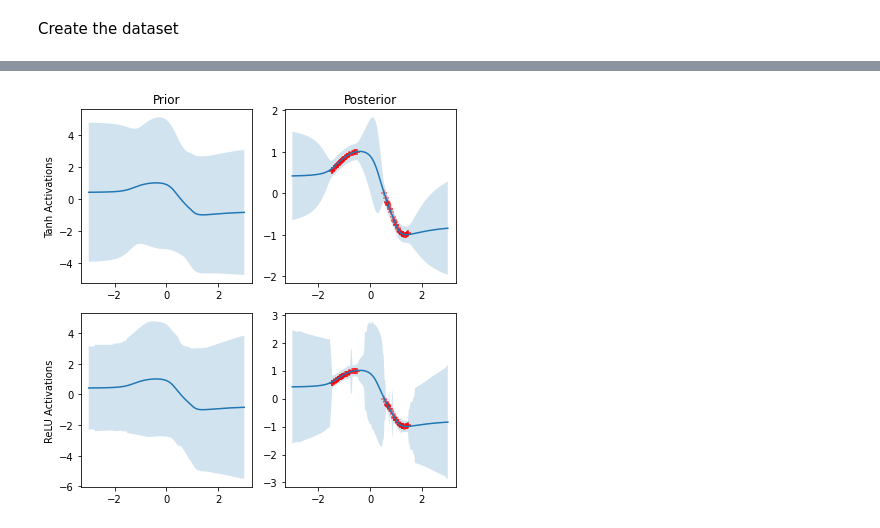
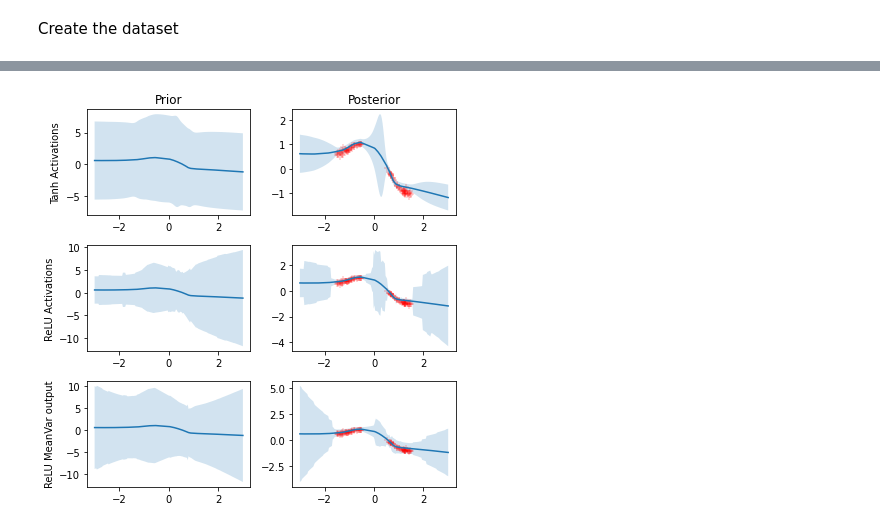
Before and after one commit to StanfordASL/scod-module, a Jupyter notebook: demos/1d_regression.ipynb, the cells around one changed output, grey strips where cells are left out. Cells and saved outputs as stored; diff of their text form; code cells hidden in the pictures.

```diff
--- a/demos/1d_regression.ipynb
+++ b/demos/1d_regression.ipynb
@@ -58,3 +62,5 @@ tanh_model = torch.nn.Sequential(
     torch.nn.Tanh(),
     torch.nn.Linear(64, 1)
 )
+tanh_dist_layer = scod.distributions.NormalMeanParamLayer()
+joint_tanh_model = torch.nn.Sequential(tanh_model, tanh_dist_layer)
@@ -139,10 +165,17 @@ using T = 604
 settings = [
     {
         'name': 'Tanh Activations',
-        'model': unc_model,
+        'model': tanh_unc_model,
+        'dist_layer': tanh_dist_layer,
     },
     {
         'name': 'ReLU Activations',
         'model': relu_unc_model,
+        'dist_layer': relu_dist_layer,
+    },
+    {
+        'name': 'ReLU MeanVar output',
+        'model': meanvar_unc_model,
+        'dist_layer': meanvar_dist_layer,
     },
 ]
@@ -167,24 +182,52 @@ for setting in settings:
+# %%
+results = []
+for setting in settings:
+    scod_model = setting['model']
+
+    z_mean, z_var = scod_model(xx_tensor)
+    marg_dist = setting['dist_layer'].marginalize_gaussian(z_mean, z_var)
+    z_var = z_var[:,:1]
+
+
+    _, z_prior_var = scod_model(xx_tensor, use_prior=True)
+    marg_prior_dist = setting['dist_layer'].marginalize_gaussian(z_mean, z_prior_var)
+    z_prior_var = z_prior_var[:,:1]
+
+    z_mean_dataset, _ = scod_model(dataset.X)
+    z_mean_dataset = z_mean_dataset[:,:1]
+    sq_err = (dataset.Y - z_mean_dataset)**2
+
+    result = {
+        'name': setting['name'],
+        'z_vars': z_var.detach().cpu().numpy().reshape(X.shape),
+        'total_var': marg_dist.variance.detach().cpu().numpy().reshape(X.shape),
+        'prior_z_vars': z_prior_var.detach().cpu().numpy().reshape(X.shape),
+        'total_prior_var': marg_prior_dist.variance.detach().cpu().numpy().reshape(X.shape),
+        'sq_err' : sq_err.detach().cpu().numpy()
+    }
+
+    results.append(result)
 # %%
 fig, axes = plt.subplots(len(results), 2, figsize=[6,6])
 
 draw_y = True
 
 for i, result in enumerate(results):
-    std = np.sqrt(result['prior_vars'])
+    std = np.sqrt(result['total_prior_var'])
     axes[i,0].fill_between(X, draw_y*yhat + 1.92*std, draw_y*yhat - 1.92*std, alpha=0.2)
     axes[i,0].plot(X, draw_y*yhat)
     # axes[i,0].scatter(dataset.X[:,0], draw_y*dataset.Y)
-    std = np.sqrt(result['vars'])
+    std = np.sqrt(result['total_var'])
     axes[i,1].fill_between(X, draw_y*yhat + 1.92*std, draw_y*yhat - 1.92*std, alpha=0.2)
     axes[i,1].plot(X, draw_y*yhat)
-    axes[i,1].scatter(dataset.X[:,0], draw_y*dataset.Y, marker='+', alpha=0.5, color='red')
+    axes[i,1].scatter(dataset.X[:,0], draw_y*dataset.Y, marker='+', alpha=0.2, color='red')
 
     axes[i,0].set_ylabel(result['name'])
 
 axes[0,0].set_title('Prior')
 axes[0,1].set_title('Posterior')
 
 plt.tight_layout()
 plt.savefig("qualitative_1d.pdf")
 # %% [output]
-[figure, old version]
+[figure, new version]
```
Also changed, not shown: parts of 13 cells of this notebook, 6 other files.
